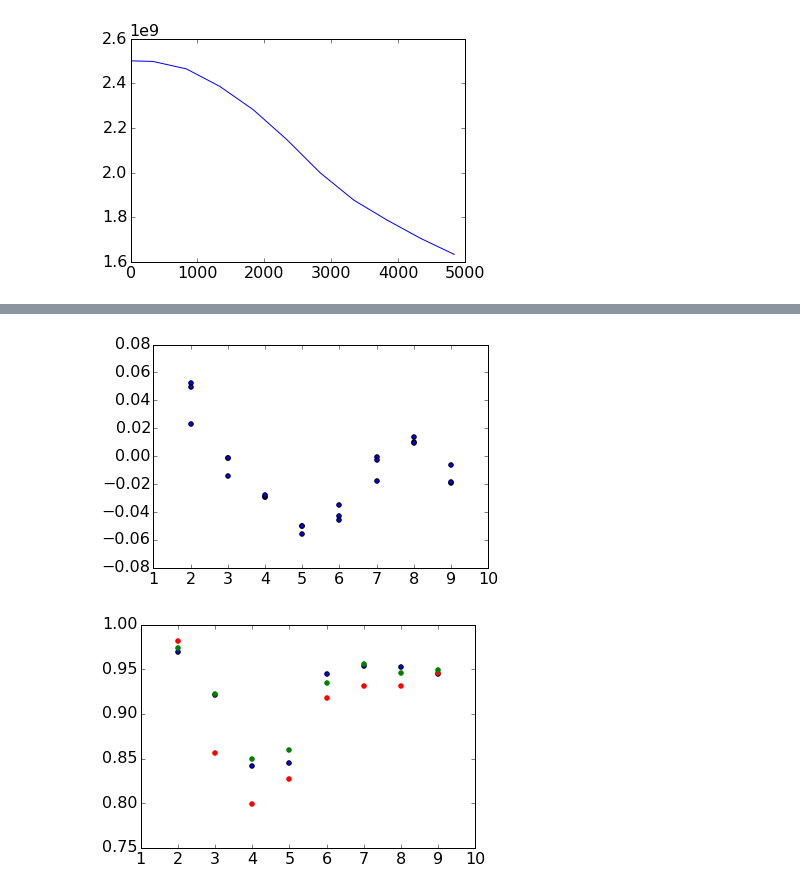
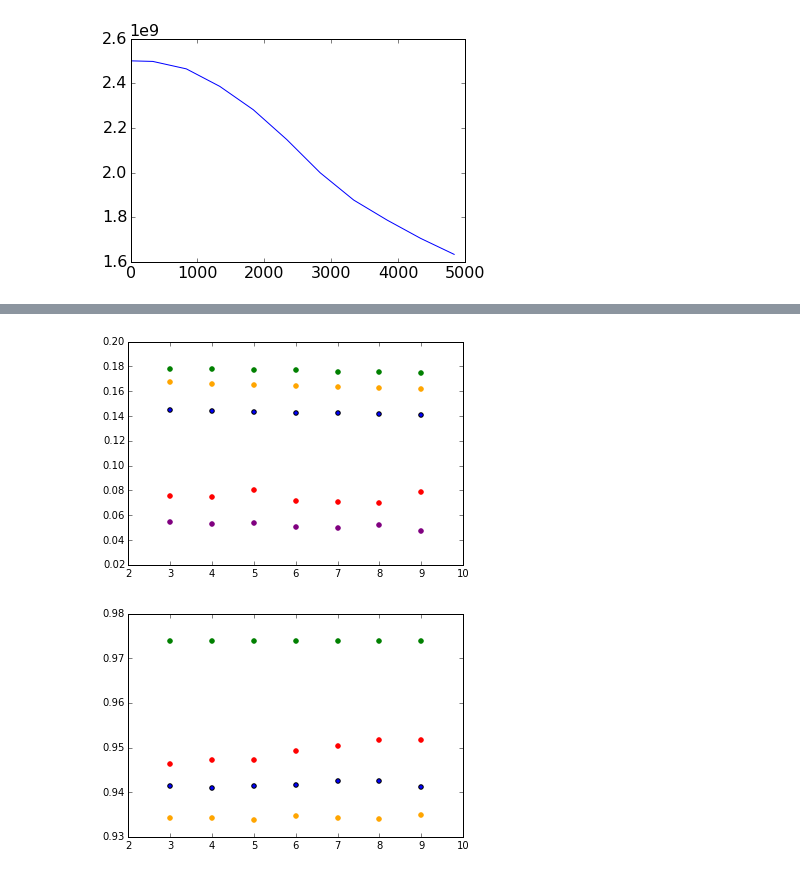
Before and after one commit to jedman/dedalus-leakylid, a Jupyter notebook: tau-comparison.ipynb, the cells around one changed output, grey strips where cells are left out. Drawn from its saved outputs; the diff is of its cells as text; code cells hidden in the pictures.

```diff
--- a/tau-comparison.ipynb
+++ b/tau-comparison.ipynb
@@ -82,16 +82,20 @@ infile = open( "eps05.p", "rb" )
 archive_list05 = pickle.load(infile)
 infile = open( "eps1.p", "rb" )
 archive_list1 = pickle.load(infile)
-infile = open( "eps09.p", "rb" )
-archive_list09 = pickle.load(infile)
+infile = open( "eps07.p", "rb" )
+archive_list07 = pickle.load(infile)
 infile = open( "eps1_m2.p", "rb" )
 archive_list1_m2 = pickle.load(infile)
+infile = open( "eps05_m2.p", "rb" )
+archive_list05_m2 = pickle.load(infile)
 # %%
 for a in archive_list1:
     plt.scatter(a['k'], a['tau']/a['tau_theory'])
 for a in archive_list05:
     plt.scatter(a['k'], a['tau']/a['tau_theory'], color = 'red')
-for a in archive_list09:
+for a in archive_list07:
+    plt.scatter(a['k'], a['tau']/a['tau_theory'], color = 'purple')
+for a in archive_list05_m2:
     plt.scatter(a['k'], a['tau']/a['tau_theory'], color = 'green')
 
 for a in archive_list1_m2:
@@ -108,7 +112,7 @@ for a in archive_list1:
 for a in archive_list05:
     plt.scatter(a['k'], a['tau'])
     plt.scatter(a['k'], a['tau_theory'], color= 'red')
-for a in archive_list09:
+for a in archive_list05_m2:
     plt.scatter(a['k'], a['tau'])
     plt.scatter(a['k'], a['tau_theory'], color= 'red')
 for a in archive_list1_m2:
@@ -119,13 +123,16 @@ for a in archive_list1_m2:
 # %%
+x = np.linspace(0,80000)
 for a in archive_list1:
     plt.scatter(a['tau'], a['tau_theory'])
 for a in archive_list05:
     plt.scatter(a['tau'], a['tau_theory'], color = 'red')
-for a in archive_list09:
+for a in archive_list07:
+    plt.scatter(a['tau'], a['tau_theory'], color = 'purple')
+for a in archive_list05_m2:
     plt.scatter(a['tau'], a['tau_theory'], color = 'green')
 for a in archive_list1_m2:
     plt.scatter(a['tau'], a['tau_theory'], color = 'orange', marker = 'x')
-
-plt.xlim(0,100000)
-plt.ylim(0,100000)
+plt.plot(x,x, ls ='--')
+plt.xlim(0,20000)
+plt.ylim(0,20000)
 # %% [output]
@@ -134,18 +141,24 @@ plt.ylim(0,100000)
 # %%
 for a in archive_list1:
     plt.scatter(a['k'], a['intercept'])
 for a in archive_list05:
-    plt.scatter(a['k'], a['intercept'])
-for a in archive_list09:
-    plt.scatter(a['k'], a['intercept'])
+    plt.scatter(a['k'], a['intercept'], color = 'red')
+for a in archive_list07:
+    plt.scatter(a['k'], a['intercept'], color = 'purple')
+for a in archive_list05_m2:
+    plt.scatter(a['k'], a['intercept'], color = 'green')
+for a in archive_list1_m2:
+    plt.scatter(a['k'], a['intercept'], color = 'orange')
 # %% [output]
-[figure, old version]
+[figure, new version]
 # %%
 for a in archive_list1:
     plt.scatter(a['k'], a['r']**2)
 for a in archive_list05:
     plt.scatter(a['k'], a['r']**2, color ='red')
-for a in archive_list09:
+for a in archive_list05_m2:
     plt.scatter(a['k'], a['r']**2, color ='green')
+for a in archive_list1_m2:
+    plt.scatter(a['k'], a['r']**2, color ='orange')
 # %% [output]
-[figure, old version]
+[figure, new version]
```
Also changed, not shown: parts of 4 cells of this notebook, 3 other files.
